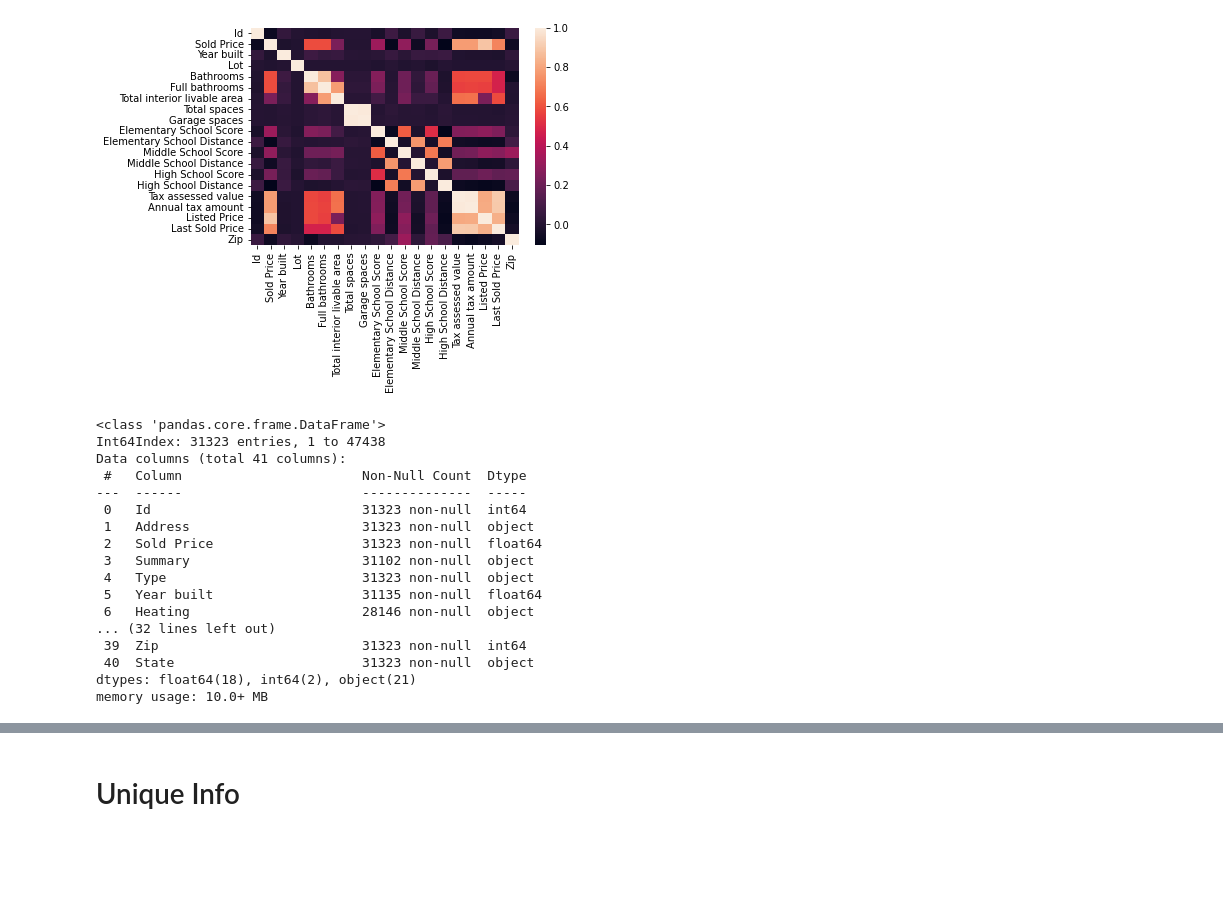
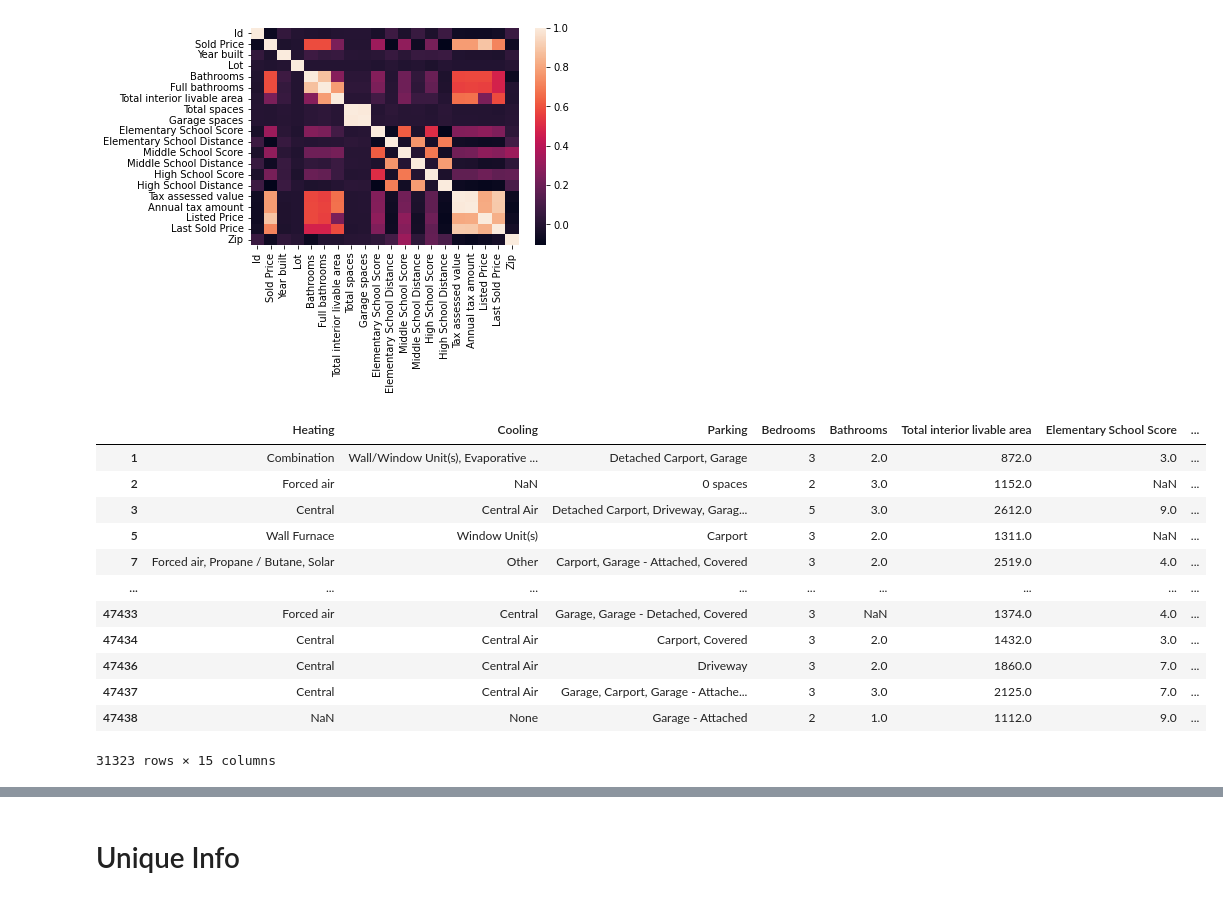
Before and after one commit to sadeedadnan/ECS-171-machine-learning-project-, a Jupyter notebook: data/preproccesing.ipynb, the cells around one changed output, grey strips where cells are left out. Saved outputs shown, nothing was run; the diff lists cells and outputs as text; code cells hidden in the pictures; blank space fills up the shorter version.

```diff
--- a/data/preproccesing.ipynb
+++ b/data/preproccesing.ipynb
@@ -13,32 +13,28 @@ sns.heatmap(df.corr())
 # %% [output]
 <AxesSubplot:>
 [figure]
-# %%
-df.info()
-# %% [output]
-<class 'pandas.core.frame.DataFrame'>
-Int64Index: 31323 entries, 1 to 47438
-Data columns (total 41 columns):
- #   Column                       Non-Null Count  Dtype
----  ------                       --------------  -----
- 0   Id                           31323 non-null  int64
- 1   Address                      31323 non-null  object
- 2   Sold Price                   31323 non-null  float64
- 3   Summary                      31102 non-null  object
- 4   Type                         31323 non-null  object
- 5   Year built                   31135 non-null  float64
- 6   Heating                      28146 non-null  object
-... (32 lines left out)
- 39  Zip                          31323 non-null  int64
- 40  State                        31323 non-null  object
-dtypes: float64(18), int64(2), object(21)
-memory usage: 10.0+ MB
 # %%
-df = df.drop(columns=["Id", "Address", "Sold Price", "Summary", "Type", "Full bathrooms", "Region",
-                      "Garage spaces", "Elementary School", "Elementary School Distance",
+df = df.drop(columns=["Id", "Address", "Sold Price", "Summary", "Type", 'Year built', "Lot", "Full bathrooms", "Region",
+                      "Total spaces", "Garage spaces", "Elementary School", "Elementary School Distance",
                       "Middle School", "Middle School Distance", "High School",
-                      "High School Distance", "Listed On",
+                      "High School Distance", "Heating features", "Cooling features", "Parking features", "Listed On",
                       "Last Sold On", "Last Sold Price", "City", "Zip", "State"])
+
+df
+# %% [output]
+|  | Heating | Cooling | Parking | Bedrooms | Bathrooms | Total interior livable area | Elementary School Score | ... |
+| 1 | Combination | Wall/Window Unit(s), Evaporative ... | Detached Carport, Garage | 3 | 2.0 | 872.0 | 3.0 | ... |
+| 2 | Forced air | NaN | 0 spaces | 2 | 3.0 | 1152.0 | NaN | ... |
+| 3 | Central | Central Air | Detached Carport, Driveway, Garag... | 5 | 3.0 | 2612.0 | 9.0 | ... |
+| 5 | Wall Furnace | Window Unit(s) | Carport | 3 | 2.0 | 1311.0 | NaN | ... |
+| 7 | Forced air, Propane / Butane, Solar | Other | Carport, Garage - Attached, Covered | 3 | 2.0 | 2519.0 | 4.0 | ... |
+| ... | ... | ... | ... | ... | ... | ... | ... | ... |
+| 47433 | Forced air | Central | Garage, Garage - Detached, Covered | 3 | NaN | 1374.0 | 4.0 | ... |
+| 47434 | Central | Central Air | Carport, Covered | 3 | 2.0 | 1432.0 | 3.0 | ... |
+| 47436 | Central | Central Air | Driveway | 3 | 2.0 | 1860.0 | 7.0 | ... |
+| 47437 | Central | Central Air | Garage, Carport, Garage - Attache... | 3 | 3.0 | 2125.0 | 7.0 | ... |
+| 47438 | NaN | None | Garage - Attached | 2 | 1.0 | 1112.0 | 9.0 | ... |
+31323 rows × 15 columns
 # %%
 first_dataset = df.dropna()
 first_dataset
```
Also changed, not shown: parts of 3 cells of this notebook, 1 other file.
